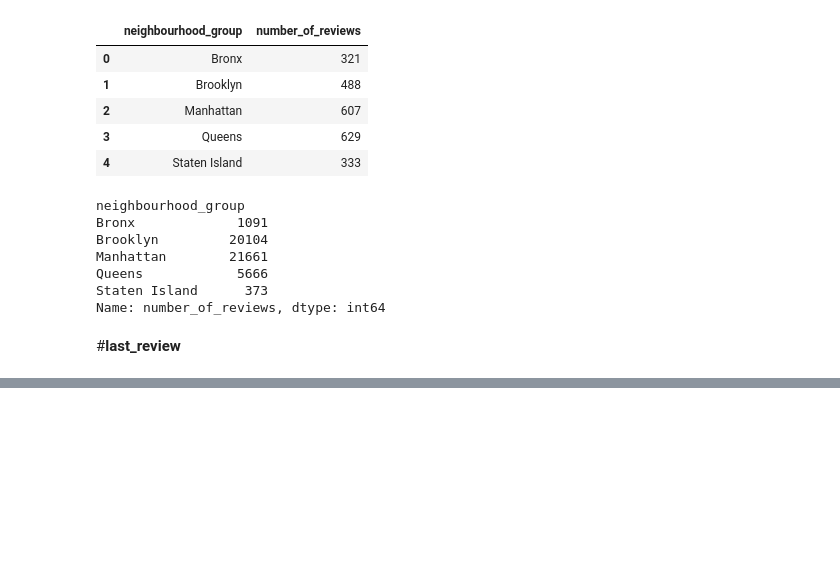
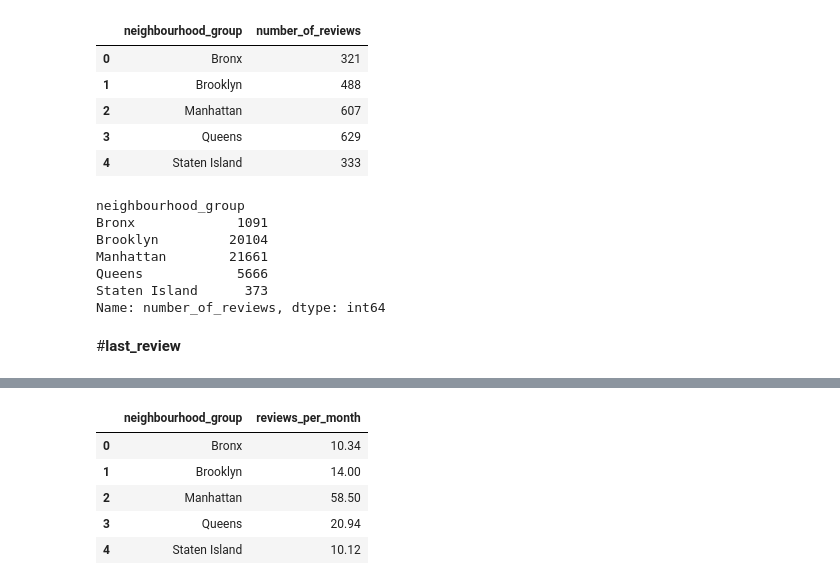
Before and after one commit to Gauravmehra1/Airbnb, a Jupyter notebook: Copy_of_Airbnb_Bookings_Analysis_Capstone_Project.ipynb, the cells around one changed output, grey strips where cells are left out. Drawn from its saved outputs; the diff is of its cells as text; code cells hidden in the pictures; blank space fills up the shorter version.

```diff
--- a/Copy_of_Airbnb_Bookings_Analysis_Capstone_Project.ipynb
+++ b/Copy_of_Airbnb_Bookings_Analysis_Capstone_Project.ipynb
@@ -460,0 +513,9 @@ df['last_review'].unique()
+# %%
+df.groupby('neighbourhood_group')['reviews_per_month'].max().reset_index()
+# %% [output]
+|  | neighbourhood_group | reviews_per_month |
+| 0 | Bronx | 10.34 |
+| 1 | Brooklyn | 14.00 |
+| 2 | Manhattan | 58.50 |
+| 3 | Queens | 20.94 |
+| 4 | Staten Island | 10.12 |
```
Also changed, not shown: parts of 15 cells of this notebook.
